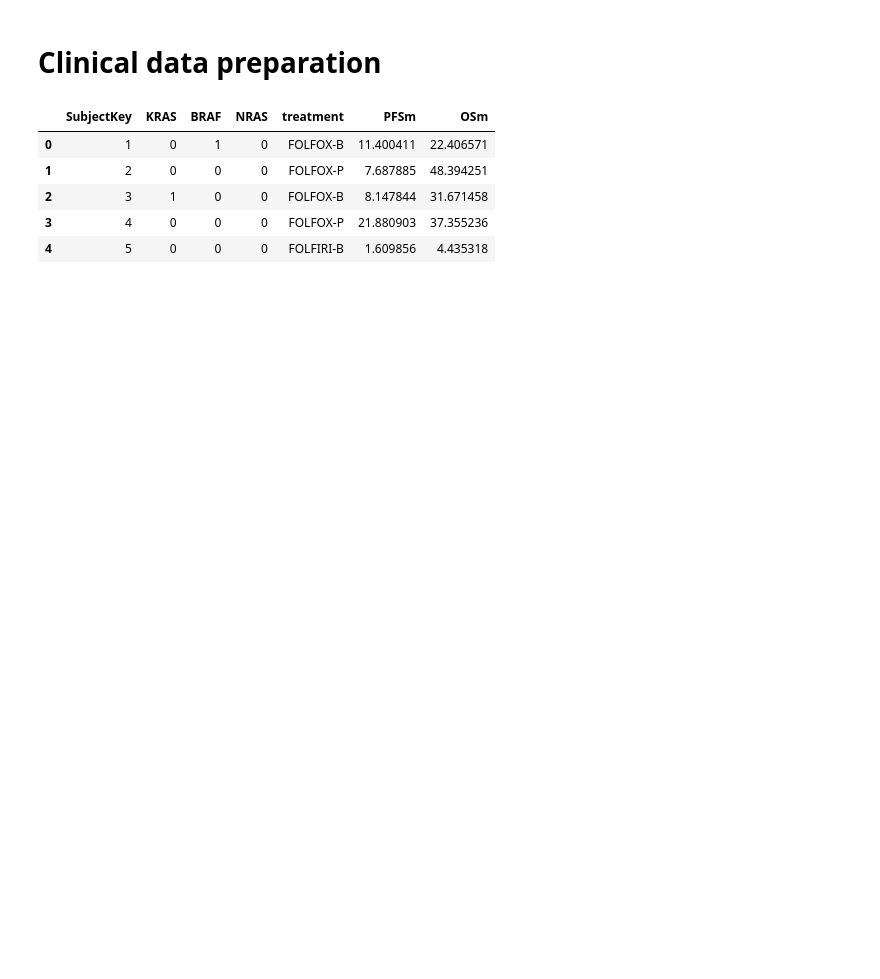
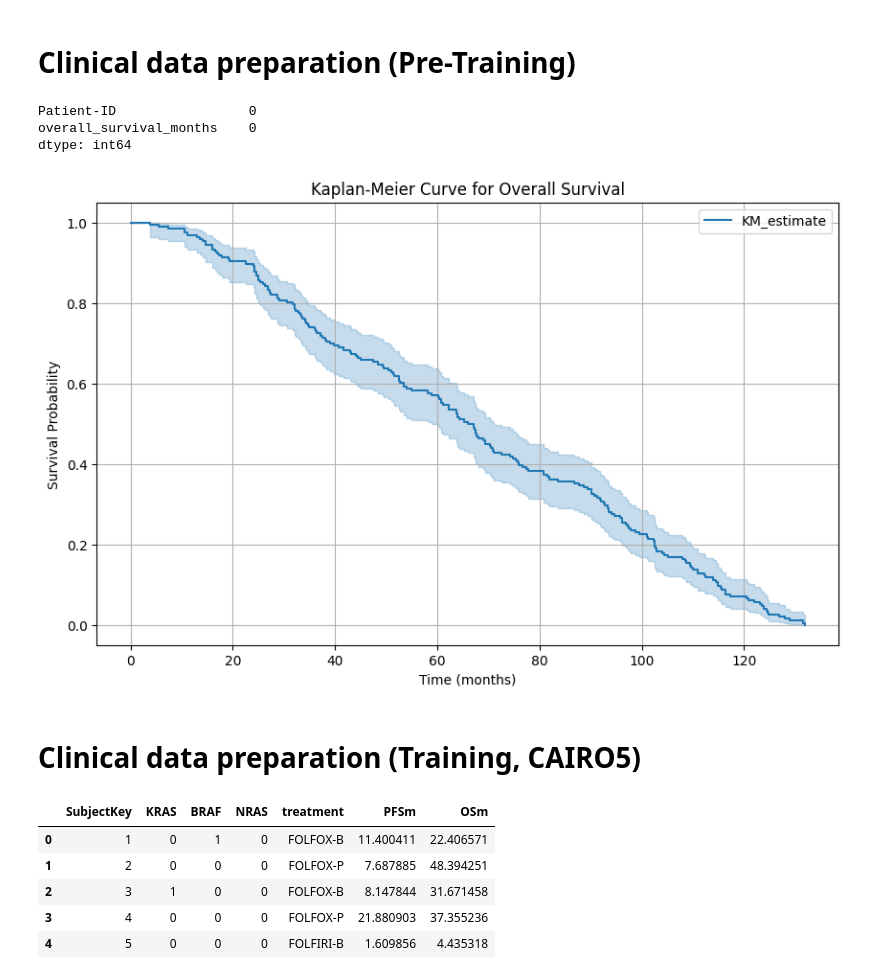
Before and after one commit to MartijnMakaske/CRLM-morph-features, a Jupyter notebook: Clinical_data_preparation.ipynb, the cells around one changed output. Drawn from its saved outputs; the diff is of its cells as text; code cells hidden in the pictures; blank space fills up the shorter version.

```diff
--- a/Clinical_data_preparation.ipynb
+++ b/Clinical_data_preparation.ipynb
@@ -7,2 +9,32 @@ import os
 # %% [markdown]
-# Clinical data preparation
+# Clinical data preparation (Pre-Training)
+# %%
+#read the data
+pre_training_data_path = "L:/Basic/divi/jstoker/slicer_pdac/Master Students WS 24/Martijn/data/Pre-training/Colorectal-Liver-Metastases-Clinical-data-April-2023.xlsx"
+pre_training_data = pd.read_excel(pre_training_data_path)
+# %%
+relevant_data = pre_training_data[['Patient-ID', 'overall_survival_months']]
+relevant_data = relevant_data.drop(index=72) #this patient was scanned on its stomach
+
+relevant_data.isna().sum()
+# %% [output]
+Patient-ID                 0
+overall_survival_months    0
+dtype: int64
+# %%
+# Initialize the Kaplan-Meier fitter
+kmf = KaplanMeierFitter()
+
+# Fit the data
+kmf.fit(durations=relevant_data['overall_survival_months'], event_observed=None)
+
+# Plot the Kaplan-Meier survival curve
+plt.figure(figsize=(10, 6))
+kmf.plot_survival_function()
+plt.title('Kaplan-Meier Curve for Overall Survival')
+plt.xlabel('Time (months)')
+plt.ylabel('Survival Probability')
+plt.grid(True)
+plt.show()
+# %% [output]
+[figure, added]
@@ -9,3 +51,5 @@ import os
+# %% [markdown]
+# Clinical data preparation (Training, CAIRO5)
 # %%
 #Read in the data
 data_path = "L:/Basic/divi/jstoker/slicer_pdac/Master Students WS 24/Martijn/data/dataset_CAESAR_dec23_MASTER.xlsx"
```
Also changed, not shown: parts of 9 cells of this notebook, 4 other files.
